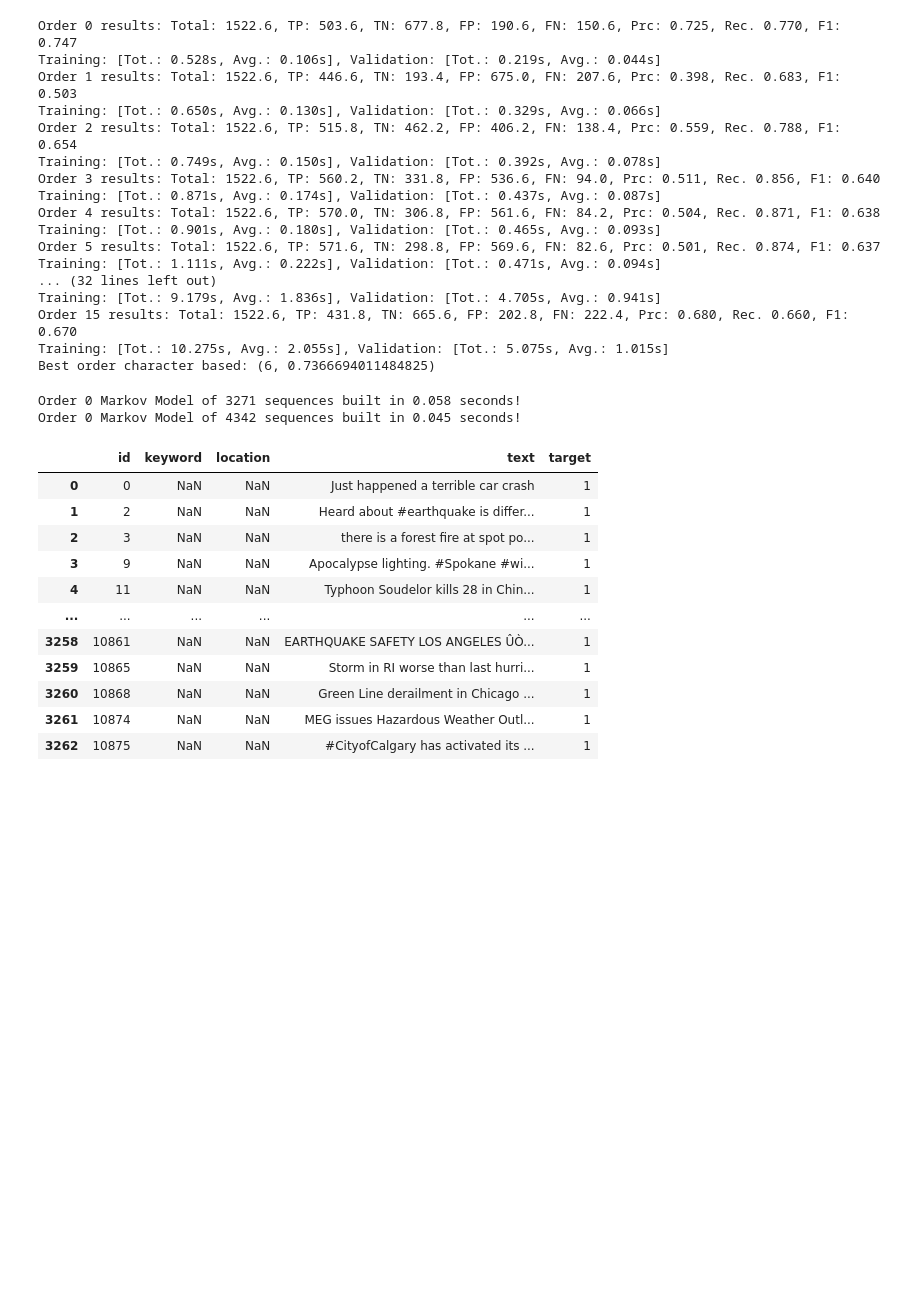
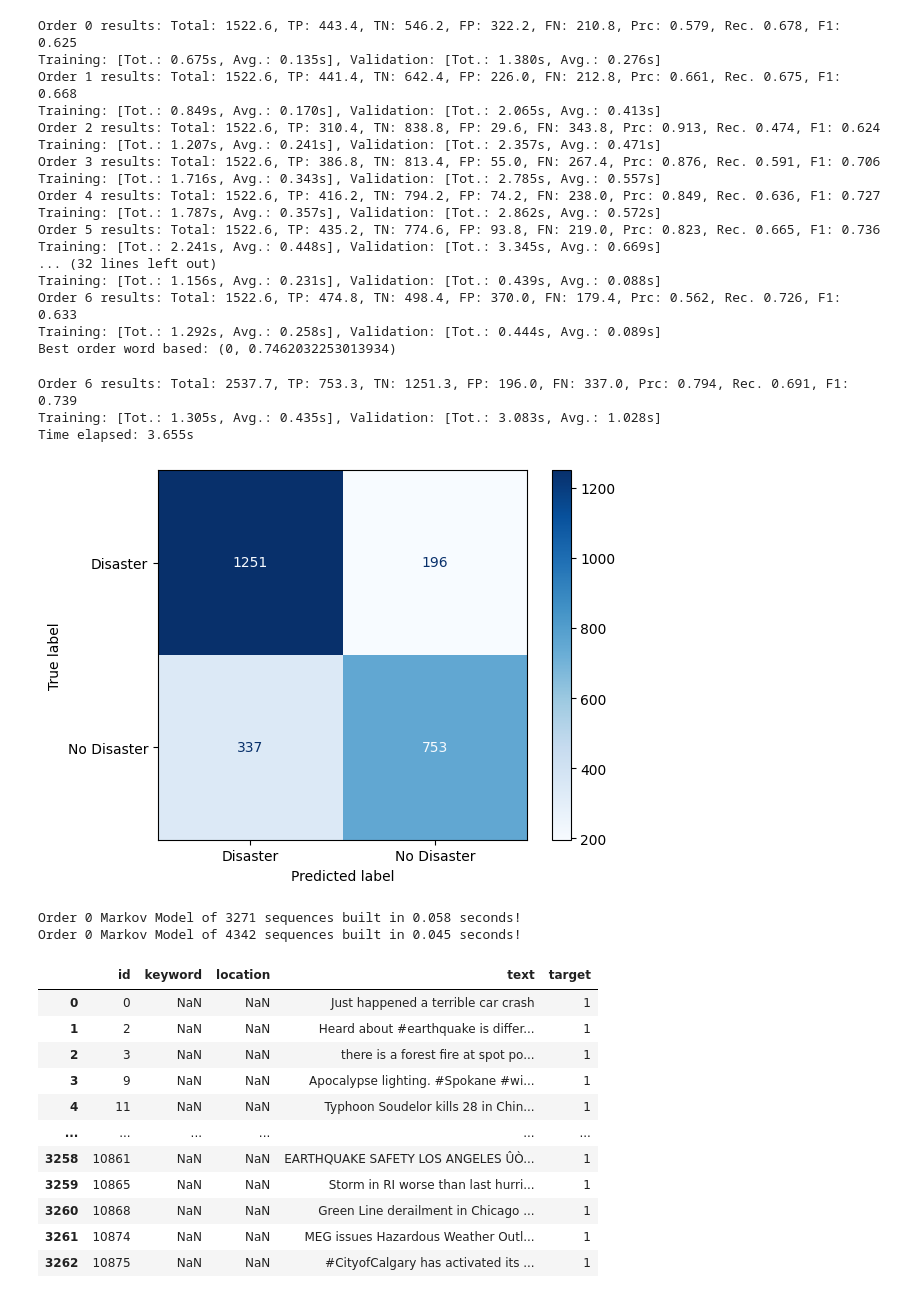
Before and after one commit to lkm-schulz/disastAIr, a Jupyter notebook: notebooks/simple-model.ipynb, the cells around one changed output. Saved outputs shown, nothing was run; the diff lists cells and outputs as text; code cells hidden in the pictures; blank space fills up the shorter version.

```diff
--- a/notebooks/simple-model.ipynb
+++ b/notebooks/simple-model.ipynb
@@ -188,6 +198,9 @@ Positives match: True, Negatives match: True
 Positives match: True, Negatives match: True
 Positives match: True, Negatives match: True
 # %%
+from sklearn.metrics import ConfusionMatrixDisplay
+import matplotlib.pyplot as plt
+
 class ConfusionMatrix:
     tp: int
     fp: int
@@ -225,6 +238,11 @@ class ConfusionMatrix:
         self.tn /= divisor
         self.fn /= divisor
 
+    def get_display(self, cmap=plt.cm.Blues, display_labels=["Positive", "Negative"]):
+        actual = ([1] * round(self.tp)) + ([0] * round(self.fp)) + ([0] * round(self.tn)) + ([1] * round(self.fn))
+        pred = ([1] * round(self.tp)) + ([1] * round(self.fp)) + ([0] * round(self.tn)) + ([0] * round(self.fn))
+        return ConfusionMatrixDisplay.from_predictions(y_pred=pred, y_true=actual, cmap=cmap, display_labels=display_labels)
+
     @classmethod
     def average(cls, matrices: list['ConfusionMatrix']):
         result = ConfusionMatrix()
@@ -300,6 +319,7 @@ def test_orders(df: pd.DataFrame, num_sets: int = 5, mapping = lambda x: x, orde
     order_max += 1
     sets = get_crossval_sets(df, num_sets)
     f1_scores = [0] * (order_max - order_min)
+    cms = [None] * (order_max - order_min)
 
     for order in range(order_min, order_max):
         res = ConfusionMatrix()
@@ -320,38 +340,55 @@ def test_orders(df: pd.DataFrame, num_sets: int = 5, mapping = lambda x: x, orde
             res.add(cm)
 
         res.div(len(sets['train']))
-        f1_scores[order - order_min] = res.get_f1()
+        cms [order - order_min] = res
+        # f1_scores[order - order_min] = res.get_f1()
 
         if print_results:
             print(f'Order {order} results: ', end='')
             print(res)
             print(f'Training: [Tot.: {time_training:5.3f}s, Avg.: {time_training / num_sets:5.3f}s], Validation: [Tot.: {time_validation:5.3f}s, Avg.: {time_validation / num_sets:5.3f}s]')
 
+    f1_scores = map(ConfusionMatrix.get_f1, cms)
     max_f1_index = max((v, i) for i, v in enumerate(f1_scores))[1]
-    return (max_f1_index, f1_scores[max_f1_index])
+    return (max_f1_index, cms[max_f1_index])
 # %%
 NUM_SETS = 5
 
-print(f'Best order word based: {test_orders(df_train, NUM_SETS, get_wordlist, order_max=6, vocab_size=200, print_results=True)}')
-print(f'Best order character based: {test_orders(df_train, NUM_SETS, print_results=True)}')
+print(f'Best order character based: {test_orders(df_train, NUM_SETS, print_results=True, vocab_size=200, smoothing_weight=1)}')
+print(f'Best order word based: {test_orders(df_train, NUM_SETS, get_wordlist, order_max=6, vocab_size=40000, print_results=True)}')
 # %% [output]
-Order 0 results: Total: 1522.6, TP: 503.6, TN: 677.8, FP: 190.6, FN: 150.6, Prc: 0.725, Rec. 0.770, F1: 0.747
-Training: [Tot.: 0.528s, Avg.: 0.106s], Validation: [Tot.: 0.219s, Avg.: 0.044s]
-Order 1 results: Total: 1522.6, TP: 446.6, TN: 193.4, FP: 675.0, FN: 207.6, Prc: 0.398, Rec. 0.683, F1: 0.503
-Training: [Tot.: 0.650s, Avg.: 0.130s], Validation: [Tot.: 0.329s, Avg.: 0.066s]
-Order 2 results: Total: 1522.6, TP: 515.8, TN: 462.2, FP: 406.2, FN: 138.4, Prc: 0.559, Rec. 0.788, F1: 0.654
-Training: [Tot.: 0.749s, Avg.: 0.150s], Validation: [Tot.: 0.392s, Avg.: 0.078s]
-Order 3 results: Total: 1522.6, TP: 560.2, TN: 331.8, FP: 536.6, FN: 94.0, Prc: 0.511, Rec. 0.856, F1: 0.640
-Training: [Tot.: 0.871s, Avg.: 0.174s], Validation: [Tot.: 0.437s, Avg.: 0.087s]
-Order 4 results: Total: 1522.6, TP: 570.0, TN: 306.8, FP: 561.6, FN: 84.2, Prc: 0.504, Rec. 0.871, F1: 0.638
-Training: [Tot.: 0.901s, Avg.: 0.180s], Validation: [Tot.: 0.465s, Avg.: 0.093s]
-Order 5 results: Total: 1522.6, TP: 571.6, TN: 298.8, FP: 569.6, FN: 82.6, Prc: 0.501, Rec. 0.874, F1: 0.637
-Training: [Tot.: 1.111s, Avg.: 0.222s], Validation: [Tot.: 0.471s, Avg.: 0.094s]
+Order 0 results: Total: 1522.6, TP: 443.4, TN: 546.2, FP: 322.2, FN: 210.8, Prc: 0.579, Rec. 0.678, F1: 0.625
+Training: [Tot.: 0.675s, Avg.: 0.135s], Validation: [Tot.: 1.380s, Avg.: 0.276s]
+Order 1 results: Total: 1522.6, TP: 441.4, TN: 642.4, FP: 226.0, FN: 212.8, Prc: 0.661, Rec. 0.675, F1: 0.668
+Training: [Tot.: 0.849s, Avg.: 0.170s], Validation: [Tot.: 2.065s, Avg.: 0.413s]
+Order 2 results: Total: 1522.6, TP: 310.4, TN: 838.8, FP: 29.6, FN: 343.8, Prc: 0.913, Rec. 0.474, F1: 0.624
+Training: [Tot.: 1.207s, Avg.: 0.241s], Validation: [Tot.: 2.357s, Avg.: 0.471s]
+Order 3 results: Total: 1522.6, TP: 386.8, TN: 813.4, FP: 55.0, FN: 267.4, Prc: 0.876, Rec. 0.591, F1: 0.706
+Training: [Tot.: 1.716s, Avg.: 0.343s], Validation: [Tot.: 2.785s, Avg.: 0.557s]
+Order 4 results: Total: 1522.6, TP: 416.2, TN: 794.2, FP: 74.2, FN: 238.0, Prc: 0.849, Rec. 0.636, F1: 0.727
+Training: [Tot.: 1.787s, Avg.: 0.357s], Validation: [Tot.: 2.862s, Avg.: 0.572s]
+Order 5 results: Total: 1522.6, TP: 435.2, TN: 774.6, FP: 93.8, FN: 219.0, Prc: 0.823, Rec. 0.665, F1: 0.736
+Training: [Tot.: 2.241s, Avg.: 0.448s], Validation: [Tot.: 3.345s, Avg.: 0.669s]
 ... (32 lines left out)
-Training: [Tot.: 9.179s, Avg.: 1.836s], Validation: [Tot.: 4.705s, Avg.: 0.941s]
-Order 15 results: Total: 1522.6, TP: 431.8, TN: 665.6, FP: 202.8, FN: 222.4, Prc: 0.680, Rec. 0.660, F1: 0.670
-Training: [Tot.: 10.275s, Avg.: 2.055s], Validation: [Tot.: 5.075s, Avg.: 1.015s]
-Best order character based: (6, 0.7366694011484825)
+Training: [Tot.: 1.156s, Avg.: 0.231s], Validation: [Tot.: 0.439s, Avg.: 0.088s]
+Order 6 results: Total: 1522.6, TP: 474.8, TN: 498.4, FP: 370.0, FN: 179.4, Prc: 0.562, Rec. 0.726, F1: 0.633
+Training: [Tot.: 1.292s, Avg.: 0.258s], Validation: [Tot.: 0.444s, Avg.: 0.089s]
+Best order word based: (0, 0.7462032253013934)
+# %%
+start = time.process_time()
+cms_char = test_orders(df_train, 3, print_results=True, vocab_size=200, smoothing_weight=1, order_min=6, order_max=6)
+time.sleep(1)
+end = time.process_time()
+
+print(f'Time elapsed: {end - start:.3f}s')
+# %% [output]
+Order 6 results: Total: 2537.7, TP: 753.3, TN: 1251.3, FP: 196.0, FN: 337.0, Prc: 0.794, Rec. 0.691, F1: 0.739
+Training: [Tot.: 1.305s, Avg.: 0.435s], Validation: [Tot.: 3.083s, Avg.: 1.028s]
+Time elapsed: 3.655s
+# %%
+test = cms_char[1].get_display(display_labels=["Disaster", "No Disaster"])
+# %% [output]
+[figure, added]
 # %%
 df_test = pd.read_csv(PATH_DATA_TEST)
 
```
Also changed, not shown: parts of 5 cells of this notebook.
